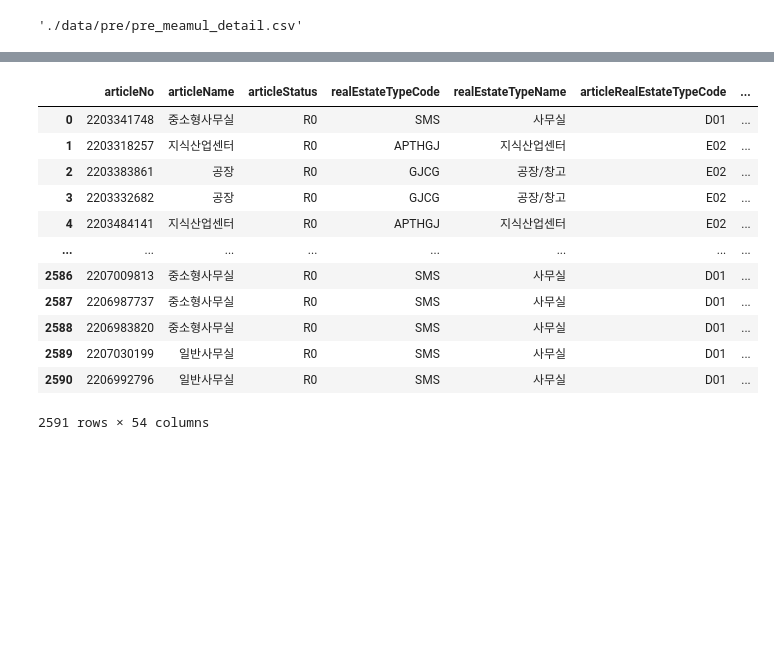
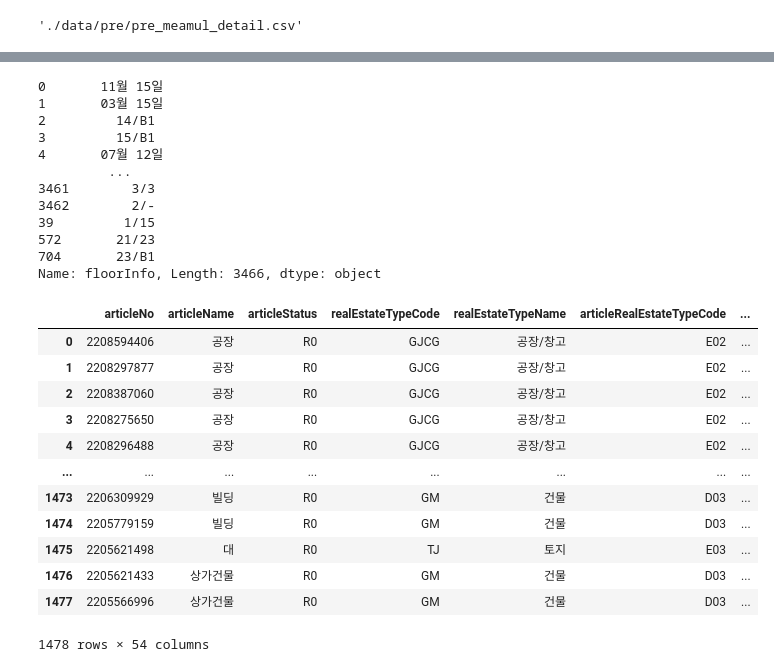
Before and after one commit to kaeh3403/Realestate, a Jupyter notebook: Naver_search.ipynb, the cells around one changed output, grey strips where cells are left out. Drawn from its saved outputs; the diff is of its cells as text; code cells hidden in the pictures; blank space fills up the shorter version.

```diff
--- a/Naver_search.ipynb
+++ b/Naver_search.ipynb
@@ -60,24 +59,39 @@ pre_list = pd.read_csv('./data/pre/pre_meamul_list.csv')
 result_list = pd.concat([pre_list, find_list])
 result_list.drop_duplicates(subset = 'articleNo', inplace = True)
 # %%
-result_list
+result_list['floorInfo']
 # %% [output]
-|  | articleNo | articleName | articleStatus | realEstateTypeCode | realEstateTypeName | articleRealEstateTypeCode | ... |
-| 0 | 2203341748 | 중소형사무실 | R0 | SMS | 사무실 | D01 | ... |
-| 1 | 2203318257 | 지식산업센터 | R0 | APTHGJ | 지식산업센터 | E02 | ... |
-| 2 | 2203383861 | 공장 | R0 | GJCG | 공장/창고 | E02 | ... |
-| 3 | 2203332682 | 공장 | R0 | GJCG | 공장/창고 | E02 | ... |
-| 4 | 2203484141 | 지식산업센터 | R0 | APTHGJ | 지식산업센터 | E02 | ... |
-| ... | ... | ... | ... | ... | ... | ... | ... |
-| 2586 | 2207009813 | 중소형사무실 | R0 | SMS | 사무실 | D01 | ... |
-| 2587 | 2206987737 | 중소형사무실 | R0 | SMS | 사무실 | D01 | ... |
-| 2588 | 2206983820 | 중소형사무실 | R0 | SMS | 사무실 | D01 | ... |
-| 2589 | 2207030199 | 일반사무실 | R0 | SMS | 사무실 | D01 | ... |
-| 2590 | 2206992796 | 일반사무실 | R0 | SMS | 사무실 | D01 | ... |
-2591 rows × 54 columns
+0       11월 15일
+1       03월 15일
+2         14/B1
+3         15/B1
+4       07월 12일
+         ...
+3461        3/3
+3462        2/-
+39         1/15
+572       21/23
+704       23/B1
+Name: floorInfo, Length: 3466, dtype: object
 # %%
 result_list.to_csv('./data/meamul_up_to_date_list.csv', index = False, encoding='utf-8-sig')
 result_list = pd.read_csv('./data/meamul_up_to_date_list.csv')
+# %%
+find_list
+# %% [output]
+|  | articleNo | articleName | articleStatus | realEstateTypeCode | realEstateTypeName | articleRealEstateTypeCode | ... |
+| 0 | 2208594406 | 공장 | R0 | GJCG | 공장/창고 | E02 | ... |
+| 1 | 2208297877 | 공장 | R0 | GJCG | 공장/창고 | E02 | ... |
+| 2 | 2208387060 | 공장 | R0 | GJCG | 공장/창고 | E02 | ... |
+| 3 | 2208275650 | 공장 | R0 | GJCG | 공장/창고 | E02 | ... |
+| 4 | 2208296488 | 공장 | R0 | GJCG | 공장/창고 | E02 | ... |
+| ... | ... | ... | ... | ... | ... | ... | ... |
+| 1473 | 2206309929 | 빌딩 | R0 | GM | 건물 | D03 | ... |
+| 1474 | 2205779159 | 빌딩 | R0 | GM | 건물 | D03 | ... |
+| 1475 | 2205621498 | 대 | R0 | TJ | 토지 | E03 | ... |
+| 1476 | 2205621433 | 상가건물 | R0 | GM | 건물 | D03 | ... |
+| 1477 | 2205566996 | 상가건물 | R0 | GM | 건물 | D03 | ... |
+1478 rows × 54 columns
 # %%
 search_detail = result_list[result_list['search_day']==int(datetime.today().strftime("%Y%m%d"))]
 # %%
```
Also changed, not shown: parts of 9 cells of this notebook, 11 other files.
